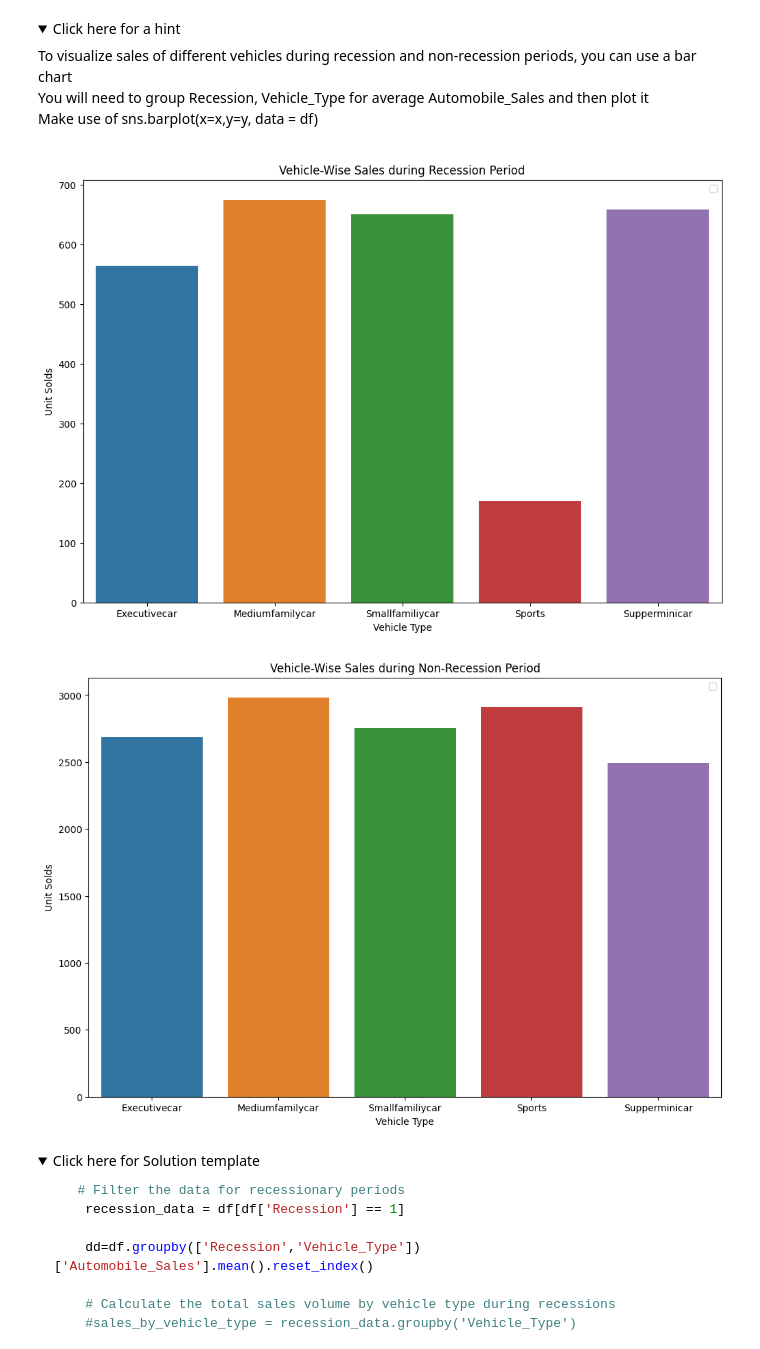
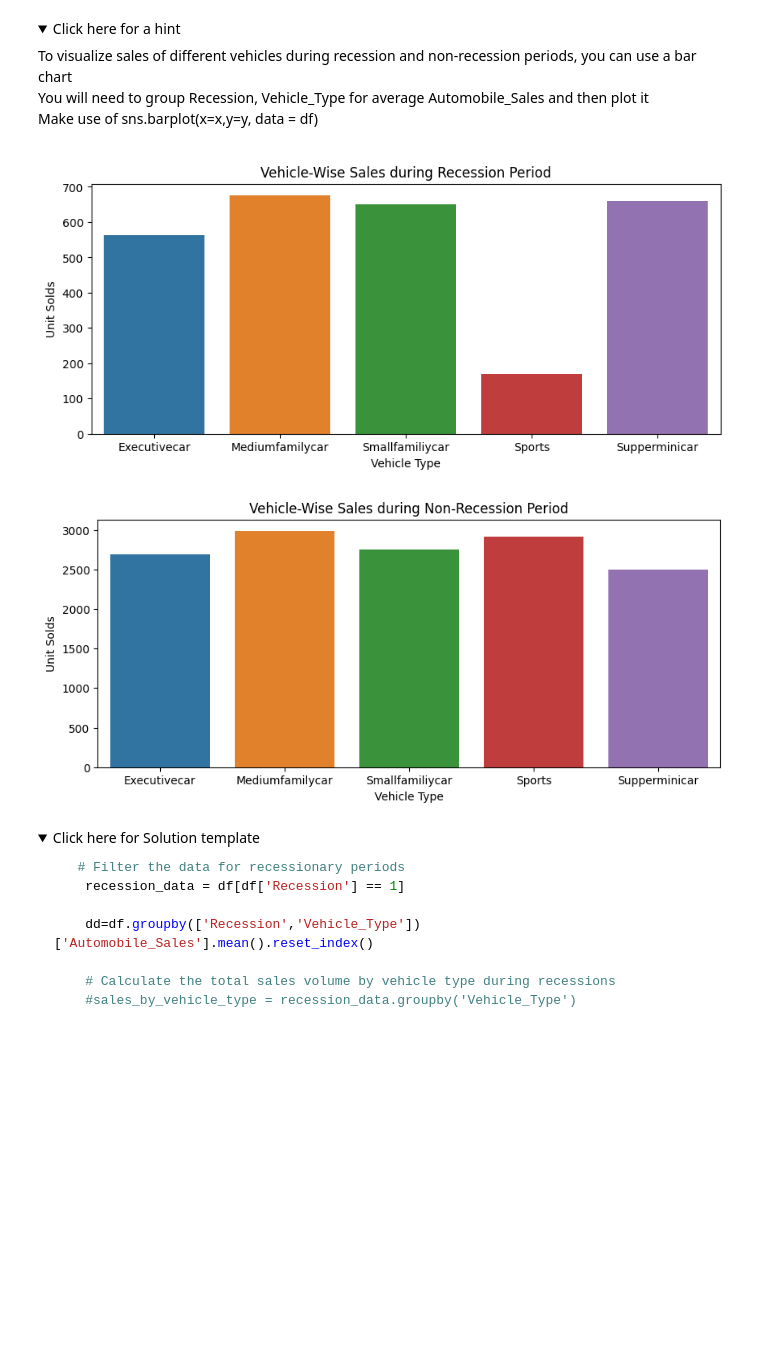
Before and after one commit to darwin-garcia/IBM-Data-Science, a Jupyter notebook: Module 8/Final-Assignment-Part1-v2.ipynb, the cells around one changed output. Drawn from its saved outputs; the diff is of its cells as text; code cells hidden in the pictures; folded sections open; blank space fills up the shorter version.

```diff
--- a/Module 8/Final-Assignment-Part1-v2.ipynb
+++ b/Module 8/Final-Assignment-Part1-v2.ipynb
@@ -425,27 +424,24 @@ plt.show()
 </details>
 # %%
 df_sales = df_recessed.groupby(['Vehicle_Type'])['Automobile_Sales'].mean().reset_index()
-plt.figure(figsize=(12,8))
+plt.figure(figsize=(10,4))
 sns.barplot(data=df_sales, x='Vehicle_Type', y='Automobile_Sales', hue='Vehicle_Type')
 plt.title('Vehicle-Wise Sales during Recession Period')
 plt.ylabel("Unit Solds")
 plt.xlabel("Vehicle Type")
-plt.legend()
 plt.show()
-
 
 df_no_recessed = df[df['Recession']==0]
 df_sales1 = df_no_recessed.groupby(['Recession','Vehicle_Type'])['Automobile_Sales'].mean().reset_index()
-plt.figure(figsize=(12,8))
+plt.figure(figsize=(10,4))
 sns.barplot(data=df_sales1, x='Vehicle_Type', y='Automobile_Sales', hue='Vehicle_Type')
 plt.title('Vehicle-Wise Sales during Non-Recession Period')
 plt.ylabel("Unit Solds")
 plt.xlabel("Vehicle Type")
-plt.legend()
 plt.show()
 # %% [output]
-[figure, old version]
+[figure, new version]
-[figure, old version]
+[figure, new version]
 # %% [markdown]
 <details>
 <summary>Click here for Solution template</summary>
```
Also changed, not shown: parts of 6 cells of this notebook.
